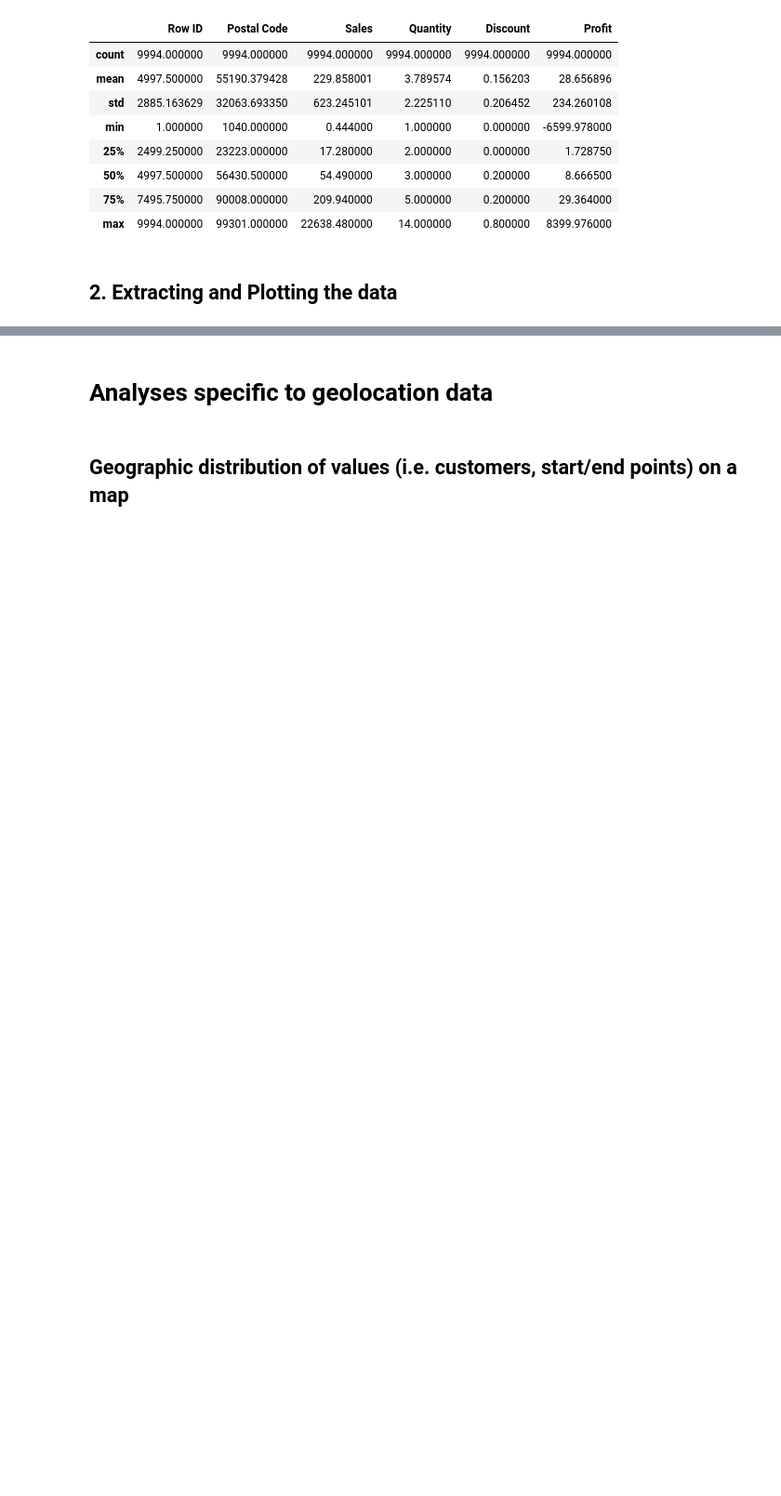
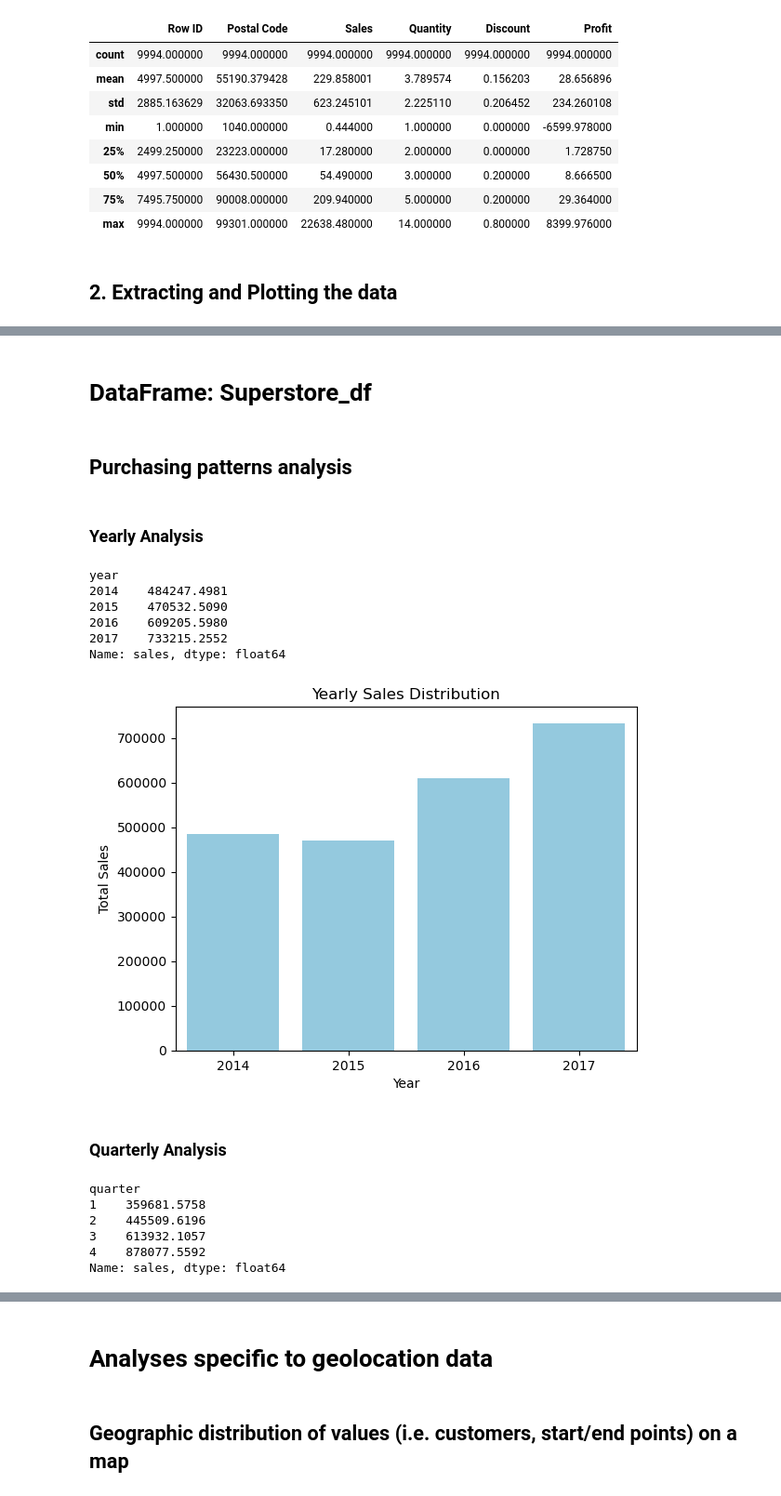
Before and after one commit to MaxLopezSalgado/superstore_e-commerce, a Jupyter notebook: eda/eda_merged_df.ipynb, the cells around one changed output, grey strips where cells are left out. Shown at 93% size. Saved outputs shown, nothing was run; the diff lists cells and outputs as text; code cells hidden in the pictures; blank space fills up the shorter version.

Commit message:
performed the final steps of the eda with the superstore_df

```diff
--- a/eda/eda_merged_df.ipynb
+++ b/eda/eda_merged_df.ipynb
@@ -69,3 +69,9 @@ Data columns (total 21 columns):
 dtypes: float64(3), int64(3), object(15)
 memory usage: 1.6+ MB
 None
+# %%
+# Rename the columns to lowercase and remove spaces
+superstore_df.rename(columns=lambda x: x.lower().replace(" ", "_"), inplace=True)
+
+# Print the updated column names
+print(superstore_df.columns)
@@ -72,3 +84,6 @@ None
+# %%
+# Change the data type
+superstore_df['order_date'] = pd.to_datetime(superstore_df['order_date'])
 # %%
 # Use describe method to get descriptive statistics
 display(superstore_df.describe())
@@ -369,0 +121,51 @@ plt.show()
+# %% [markdown]
+# DataFrame: Superstore_df
+# %% [markdown]
+## Purchasing patterns analysis
+# %%
+# Extract additional date components from the 'Order Date' column:
+superstore_df['year'] = superstore_df['order_date'].dt.year
+superstore_df['quarter'] = superstore_df['order_date'].dt.quarter
+superstore_df['month'] = superstore_df['order_date'].dt.month
+superstore_df['week'] = superstore_df['order_date'].dt.isocalendar().week
+superstore_df['day'] = superstore_df['order_date'].dt.dayofweek
+# %% [markdown]
+### Yearly Analysis
+# %%
+yearly_sales = superstore_df.groupby('year')['sales'].sum()
+print(yearly_sales)
+# %% [output]
+year
+2014    484247.4981
+2015    470532.5090
+2016    609205.5980
+2017    733215.2552
+Name: sales, dtype: float64
+# %%
+# Group the data by year and calculate total sales
+yearly_sales = superstore_df.groupby('year')['sales'].sum().reset_index()
+
+# Plot a barplot with lines on top
+sns.barplot(data=yearly_sales, x='year', y='sales', color='skyblue')
+
+# Set plot title and labels
+plt.title('Yearly Sales Distribution')
+plt.xlabel('Year')
+plt.ylabel('Total Sales')
+
+# Display the plot
+plt.show()
+# %% [output]
+[figure, added]
+# %% [markdown]
+### Quarterly Analysis
+# %%
+quarterly_sales = superstore_df.groupby('quarter')['sales'].sum()
+print(quarterly_sales)
+# %% [output]
+quarter
+1    359681.5758
+2    445509.6196
+3    613932.1057
+4    878077.5592
+Name: sales, dtype: float64
```
Also changed, not shown: parts of 51 cells of this notebook.
